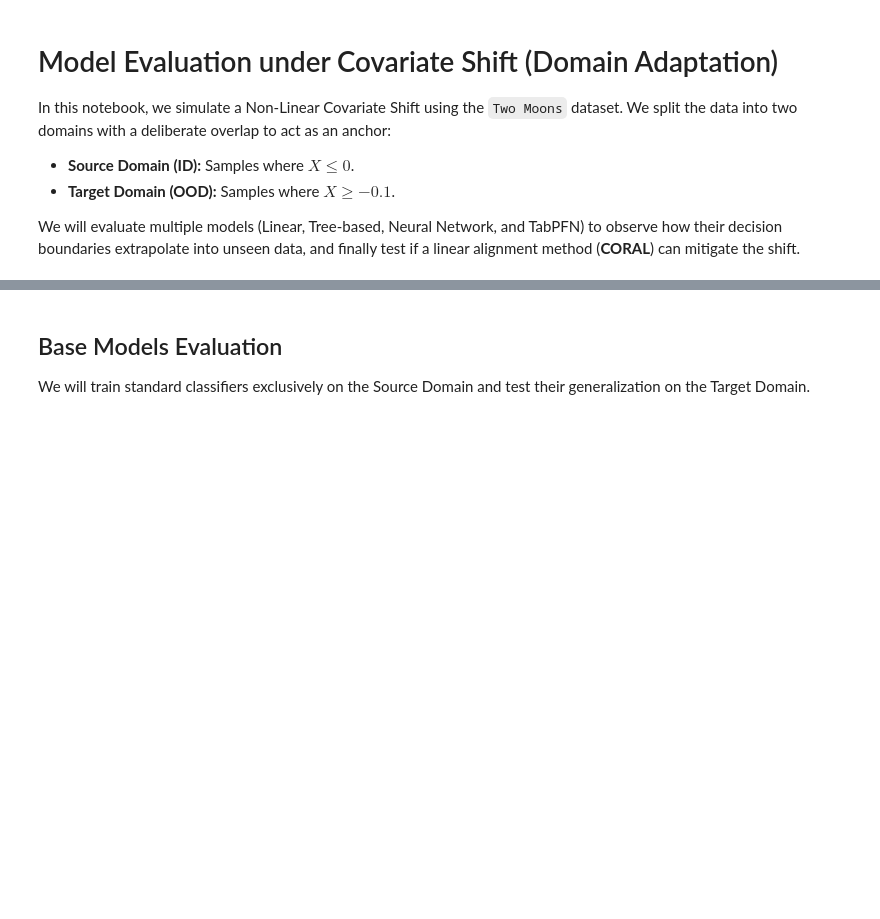
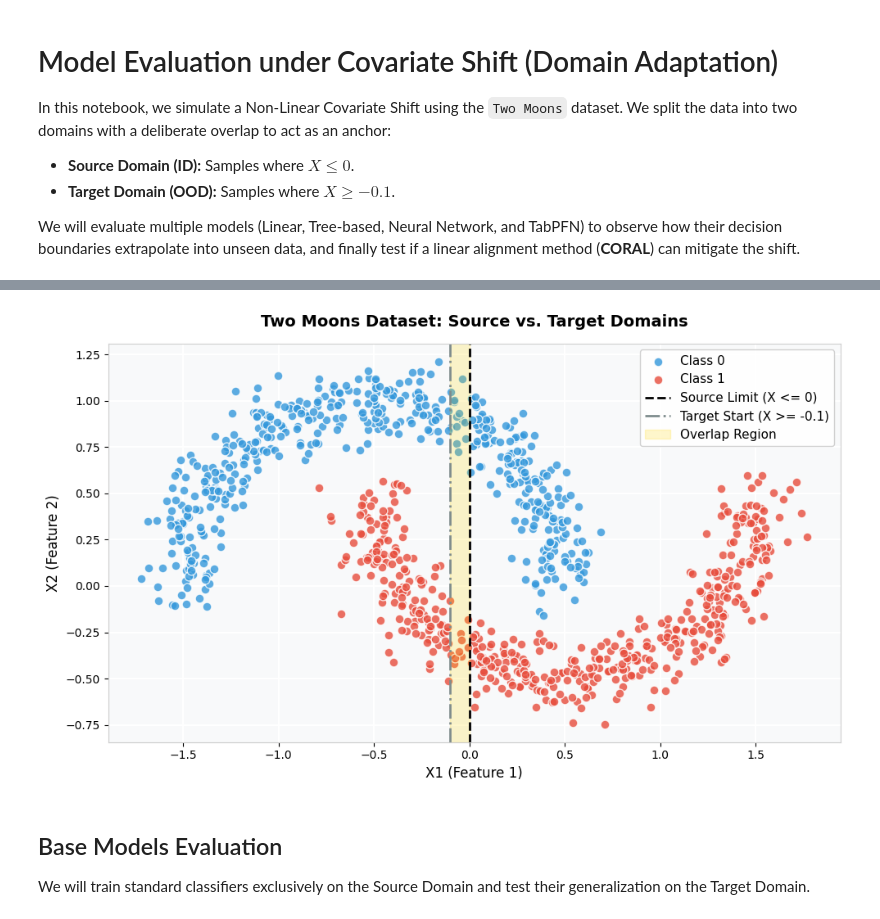
Before and after one commit to YarinGaida/tabular-data-benchmarks, a Jupyter notebook: notebooks/domainShift/domain-shift.ipynb, the cells around one changed output, grey strips where cells are left out. Drawn from its saved outputs; the diff is of its cells as text; code cells hidden in the pictures; blank space fills up the shorter version.

Commit message:
Implementation of domain-shift notebook

```diff
--- a/notebooks/domainShift/domain-shift.ipynb
+++ b/notebooks/domainShift/domain-shift.ipynb
@@ -53,3 +62,42 @@ def train_and_eval(model, X_train, y_train, X_test, y_test):
+# %%
+# ==========================================
+# 3. Visualizing the Data & The Domain Split
+# ==========================================
+fig, ax = plt.subplots(figsize=(10, 6))
+
+color_blue = '#3498db'
+color_red = '#e74c3c'
+
+# Scatter the entire base dataset
+ax.scatter(X_base_std[y_base_std==0, 0], X_base_std[y_base_std==0, 1],
+           c=color_blue, edgecolors='white', s=60, alpha=0.8, label='Class 0')
+ax.scatter(X_base_std[y_base_std==1, 0], X_base_std[y_base_std==1, 1],
+           c=color_red, edgecolors='white', s=60, alpha=0.8, label='Class 1')
+
+# Draw the domain boundaries (Fixed labels without LaTeX)
+ax.axvline(x=0, color='black', linestyle='--', linewidth=2, label='Source Limit (X <= 0)')
+ax.axvline(x=-0.1, color='#7f8c8d', linestyle='-.', linewidth=2, label='Target Start (X >= -0.1)')
+
+# Highlight the overlap region
+ax.axvspan(-0.1, 0, color='gold', alpha=0.2, label='Overlap Region')
+
+# Aesthetics
+ax.set_title("Two Moons Dataset: Source vs. Target Domains", fontsize=14, fontweight='bold', pad=15)
+ax.set_xlabel("X1 (Feature 1)", fontsize=12)
+ax.set_ylabel("X2 (Feature 2)", fontsize=12)
+ax.set_facecolor('#f8f9fa')
+ax.grid(True, color='white', linestyle='-', linewidth=1.5)
+ax.set_axisbelow(True)
+
+# Clean borders
+for spine in ax.spines.values():
+    spine.set_color('#cccccc')
+
+ax.legend(loc='upper right', fontsize=11, framealpha=0.9)
+plt.tight_layout()
+plt.show()
+# %% [output]
+[figure, added]
 # %% [markdown]
 ## Base Models Evaluation
 
```
Also changed, not shown: parts of 1 cell of this notebook.
